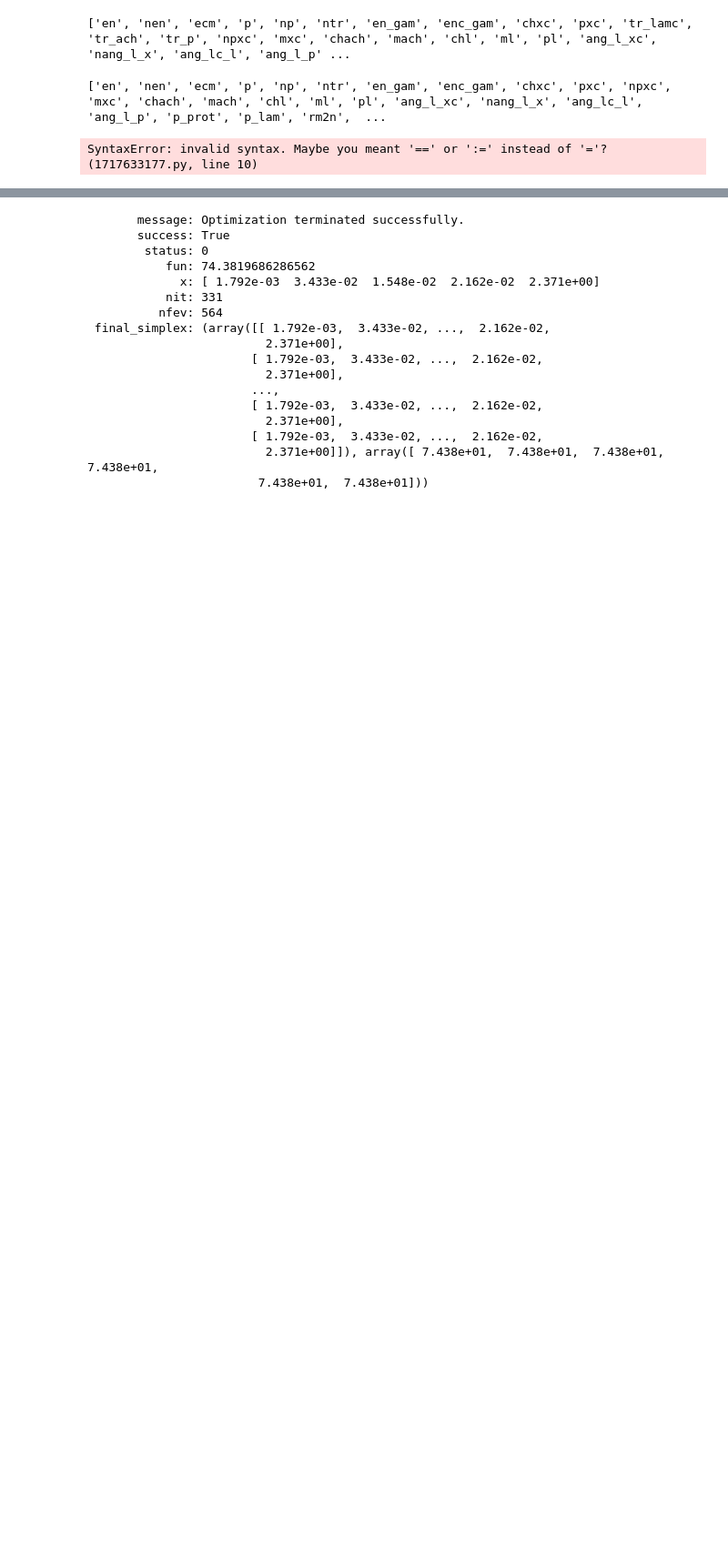
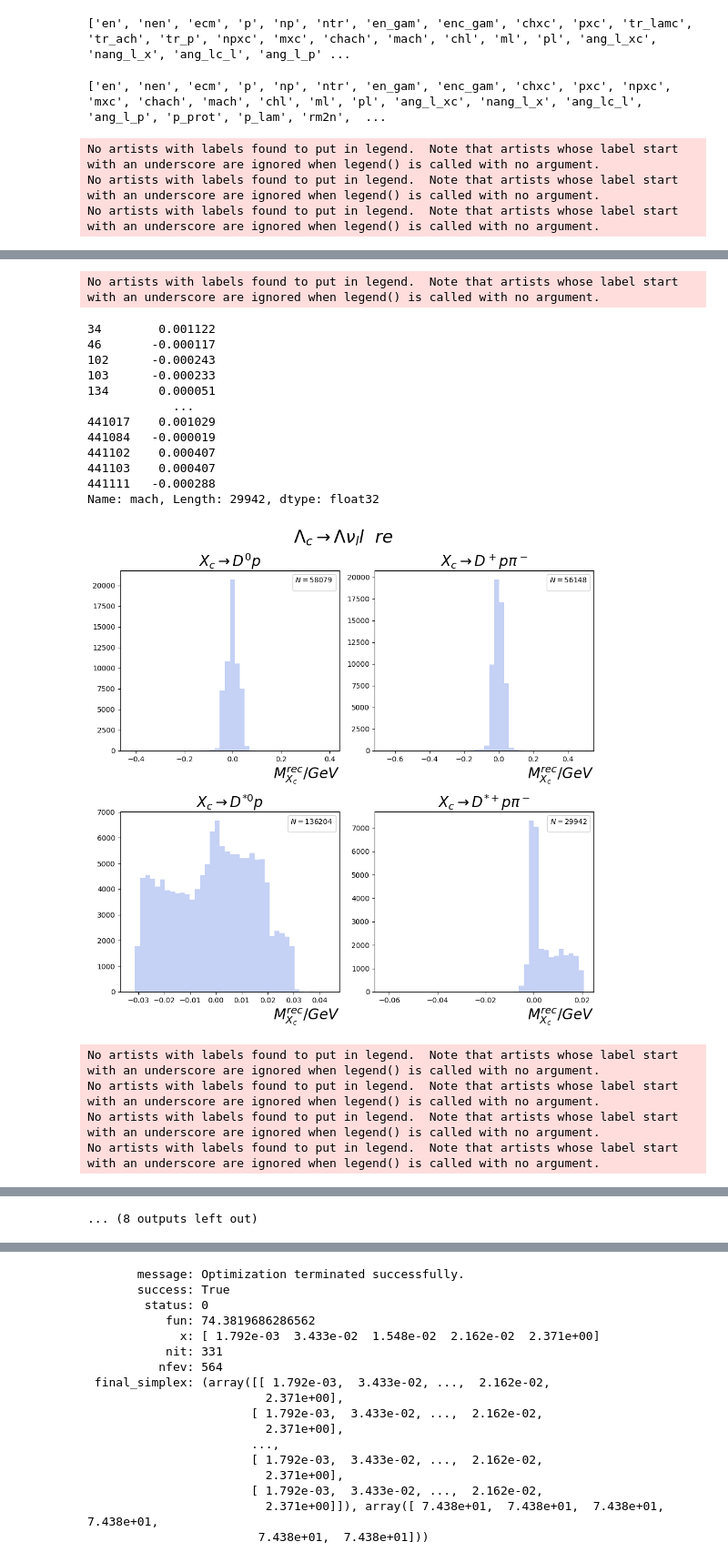
Before and after one commit to Clai101/Mat_belle, a Jupyter notebook: ref.ipynb, the cells around one changed output, grey strips where cells are left out. Shown at 91% size. Cells and saved outputs as stored; diff of their text form; code cells hidden in the pictures; blank space fills up the shorter version.

```diff
--- a/ref.ipynb
+++ b/ref.ipynb
@@ -117,29 +118,41 @@ decay_mod_tag = {"$\\Lambda_c \\to \\Lambda \\nu_l l $": [lambda x: x <= 2, "L_n
 n = int(np.ceil(chxc**0.5))
 nbins = 40
 
-for j in range(len(data)):
-    dt = data[j]
-    for lam_cl in decay_mod_tag:
-        fig, axs = plt.subplots(chxc//n if chxc%n == 0 else chxc//n + 1, n, figsize=(5*n, 5*chxc//n if chxc%n == 0 else 5*(chxc//n + 1)))
+for j, dt in enumerate(data):
+    for lam_cl, (condition, label) in decay_mod_tag.items():
+        fig, axs = plt.subplots(chxc // n if chxc % n == 0 else chxc // n + 1, n, figsize=(5 * n, 5 * chxc // n if chxc % n == 0 else 5 * (chxc // n + 1)))
         for i in range(chxc):
-            mask = (decay_mod_tag[lam_cl][0](dt.ch)) & (6 >= abs(lamc_mass - dt.rm2l))
-            _ = ((dt.rm2n) < 0.1) if decay_mod_tag[lam_cl][0](2) else _ = True
-            dat = dt[ (dt.chxc == i + 1) & mask]
+            if j == 1:
+                mask = True
+            else:
+                mask = True
+            if condition(2):
+                additional_mask = True
+            else:
+                additional_mask = True
+            dat = dt[(dt.chxc == i + 1) & additional_mask & mask]
 
-            axs[i//n, i%n].set_title(decay_mod_taging[i])
-
-            norm = dat.rm2l.shape[0]/nbins
-            axs[i//n, i%n].hist(dat.rm2l, bins = nbins, alpha = 0.3, color = "royalblue")
-            counts, bin_edges = np.histogram(dat.rm2l, bins=100)
+            N = dat.shape[0]
+            print(dat.mach)
+            axs[i//n, i%n].legend(title = f"$N = {N}$")
+            axs[i // n, i % n].set_title(decay_mod_taging[i], fontsize=20)
+            axs[i // n, i % n].hist(dat.mach, bins=nbins, alpha=0.3, color="royalblue")
+            #if j == 1:
+            #    dat = dt[(dt.chxc == i + 1) &  (condition(dt.chl)) & (abs(lamc_mass - dt.rm2l) <= 0.6) & additional_mask & mask]
+            #    axs[i // n, i % n].hist(dat["rm2l"], bins=nbins, alpha=0.3, color="dimgray")
+            axs[i//n, i%n].set_xlabel("$M^{rec}_{X_c}/GeV$", fontsize=20, loc='right')
 
         if j == 0:
+            fig.suptitle(f"$\\Lambda_c \\to {lam_cl} \\ \\ re$", fontsize=24)
+            rm(f"..//Lam_c//data//{label}_mc.png")
+            fig.savefig(f"..//Lam_c//data//{label}_mc.png")
+        else:
             fig.suptitle(f"$\\Lambda_c \\to {lam_cl} \\ \\ mc$", fontsize=24)
-        else:
-            fig.suptitle(f"$\\Lambda_c \\to {lam_cl} \\ \\ re$", fontsize=24)
+            rm(f"..//Lam_c//data//{label}_re.png")
+            fig.savefig(f"..//Lam_c//data//{label}_re.png")
+        plt.tight_layout()
         plt.show()
-        if j == 0:
-            fig.savefig(f"..//Lam_c//data//{decay_mod_tag[lam_cl][1]}_mc.png")
-        if "mc" in fname:
-            fig.savefig(f"..//Lam_c//data//{decay_mod_tag[lam_cl][1]}_re.png")
 # %% [output]
-SyntaxError: invalid syntax. Maybe you meant '==' or ':=' instead of '='? (1717633177.py, line 10)
+No artists with labels found to put in legend.  Note that artists whose label start with an underscore are ignored when legend() is called with no argument.
+No artists with labels found to put in legend.  Note that artists whose label start with an underscore are ignored when legend() is called with no argument.
+No artists with labels found to put in legend.  Note that artists whose label start with an underscore are ignored when legend() is called with no argument.
@@ -145,0 +176,18 @@ SyntaxError: invalid syntax. Maybe you meant '==' or ':=' instead of '='? (17176
+No artists with labels found to put in legend.  Note that artists whose label start with an underscore are ignored when legend() is called with no argument.
+34        0.001122
+46       -0.000117
+102      -0.000243
+103      -0.000233
+134       0.000051
+            ...
+441017    0.001029
+441084   -0.000019
+441102    0.000407
+441103    0.000407
+441111   -0.000288
+Name: mach, Length: 29942, dtype: float32
+[figure, added]
+No artists with labels found to put in legend.  Note that artists whose label start with an underscore are ignored when legend() is called with no argument.
+No artists with labels found to put in legend.  Note that artists whose label start with an underscore are ignored when legend() is called with no argument.
+No artists with labels found to put in legend.  Note that artists whose label start with an underscore are ignored when legend() is called with no argument.
+No artists with labels found to put in legend.  Note that artists whose label start with an underscore are ignored when legend() is called with no argument.
@@ -146,3 +238,4 @@ SyntaxError: invalid syntax. Maybe you meant '==' or ':=' instead of '='? (17176
+... (8 outputs left out)
 # %%
 n = int(np.ceil(chxc**0.5))
 nbins = 40
```
Also changed, not shown: parts of 15 cells of this notebook, 4 other files.
